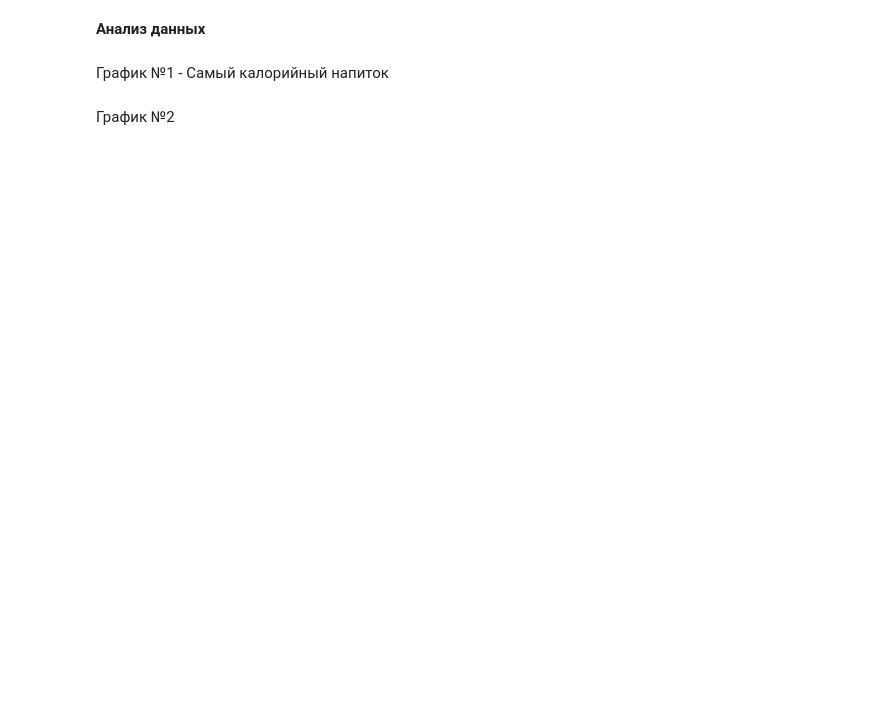
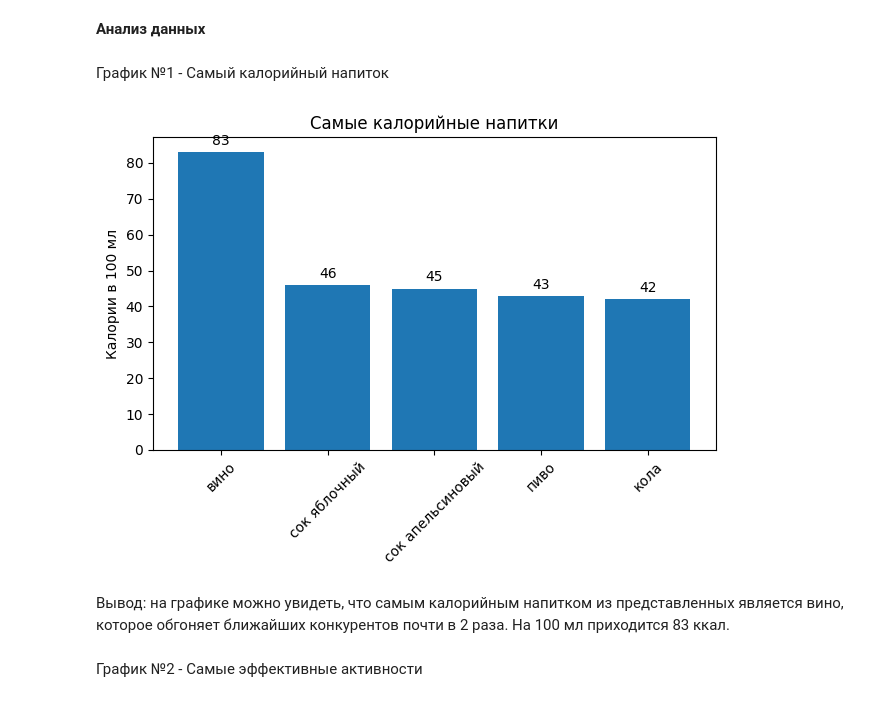
Before and after one commit to exemple3/Python_Project, a Jupyter notebook: analysis_project.ipynb, the cells around one changed output. Drawn from its saved outputs; the diff is of its cells as text; code cells hidden in the pictures; blank space fills up the shorter version.

```diff
--- a/analysis_project.ipynb
+++ b/analysis_project.ipynb
@@ -37,2 +12,31 @@ plt.show()
+# %%
+all_drinks = []
+for product in data['foods']:
+    if product['category'] == 'напитки':
+        all_drinks.append(product)
+
+all_drinks.sort(key=lambda x: x['calories'], reverse=True)
+top_5_drinks = all_drinks[:5]
+
+names = []
+calories = []
+for drink in top_5_drinks:
+    names.append(drink['name'])
+    calories.append(drink['calories'])
+
+plt.bar(names, calories)
+plt.title('Самые калорийные напитки')
+plt.ylabel('Калории в 100 мл')
+
+for i in range(len(names)):
+    plt.text(i, calories[i] + 2, str(calories[i]), ha='center')
+
+plt.xticks(rotation=45)
+plt.tight_layout()
+plt.show()
+# %% [output]
+[figure, added]
+# %% [markdown]
+Вывод: на графике можно увидеть, что самым калорийным напитком из представленных является вино, которое обгоняет ближайших конкурентов почти в 2 раза. На 100 мл приходится 83 ккал.
 # %% [markdown]
-График №2
+График №2 - Самые эффективные активности
```
Also changed, not shown: parts of 14 cells of this notebook.
